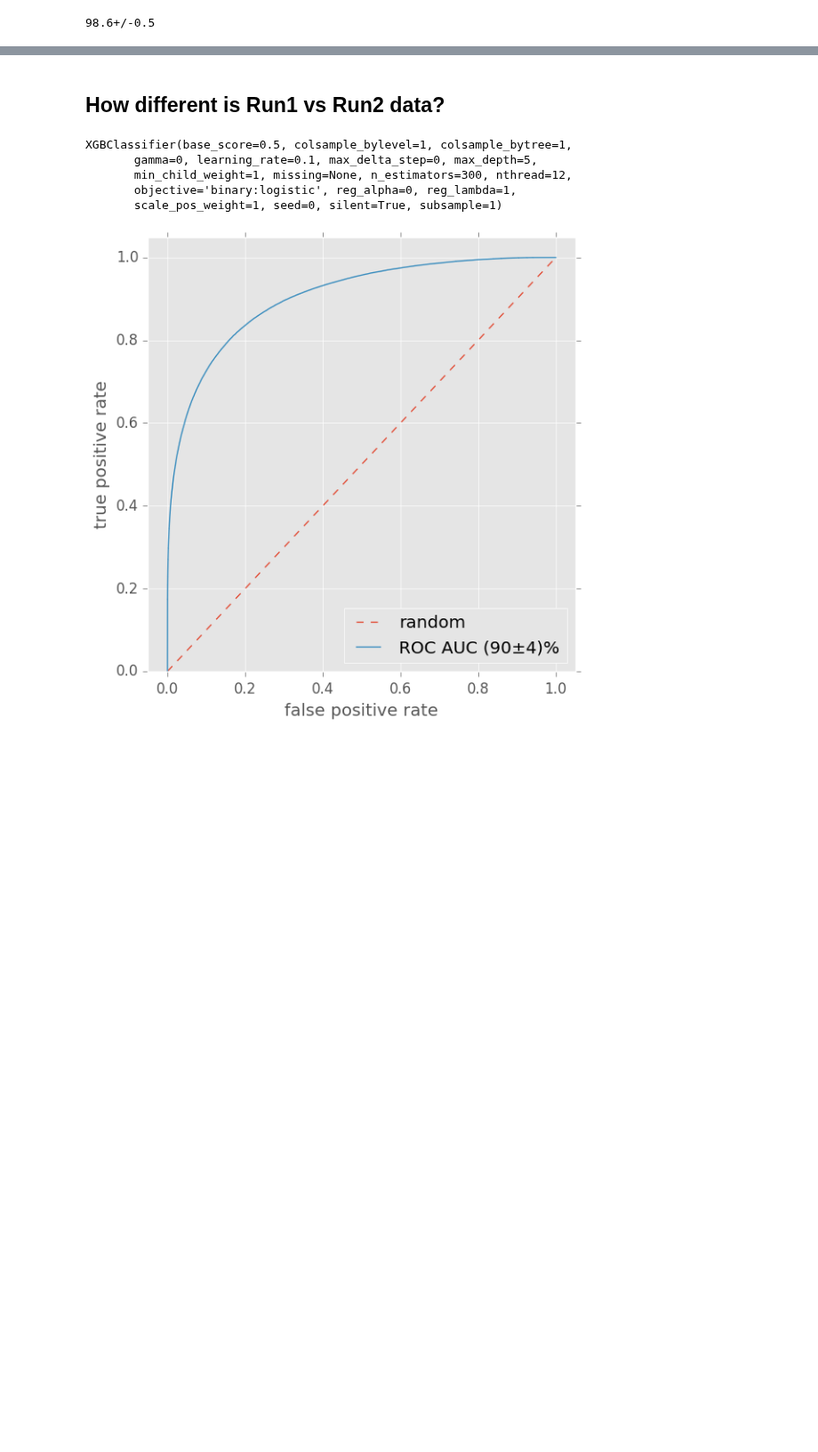
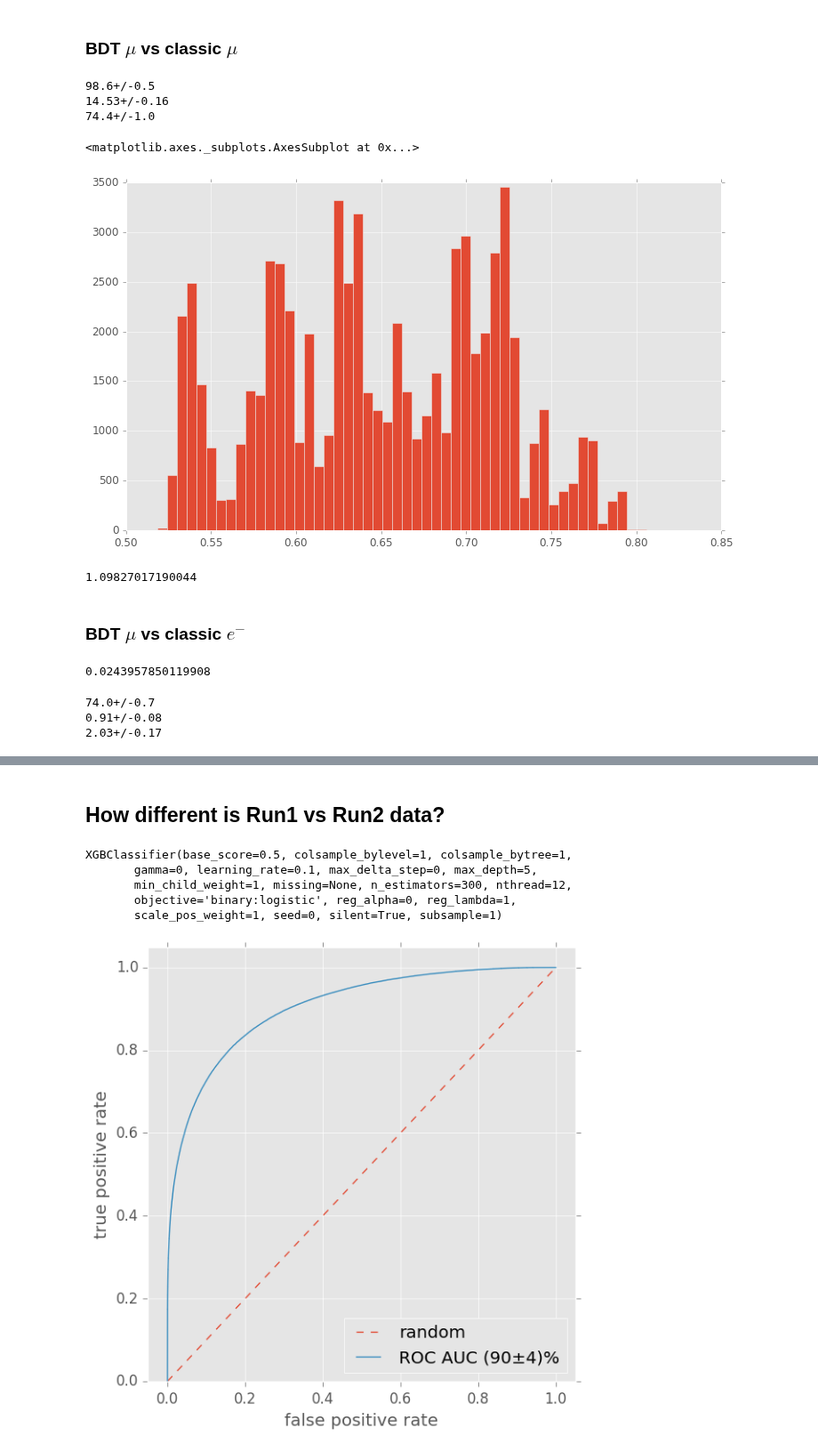
Before and after one commit to bixel/fttrainer, a Jupyter notebook: selection-crosscheck.ipynb, the cells around one changed output, grey strips where cells are left out. Shown at 89% size. Saved outputs shown, nothing was run; the diff lists cells and outputs as text; code cells hidden in the pictures; blank space fills up the shorter version.

Commit message:
Include classic electron and kaon and look at their influence
moved to py3 again

```diff
--- a/selection-crosscheck.ipynb
+++ b/selection-crosscheck.ipynb
@@ -29,3 +35,5 @@ for df in [bdt_df, classic_df]:
+# %% [markdown]
+### BDT $\mu$ vs classic $\mu$
 # %%
 bdt_same = bdt_df[bdt_df.event_id.isin(classic_df.event_id)]
 # %%
@@ -34,4 +44,19 @@ num_total = ufloat(len(classic_df), np.sqrt(len(classic_df)))
 # %%
 print(100 * num_same / num_total)
+print(100 * same_weighted / num_total)
+print(100 * same_weighted / d2total)
 # %% [output]
 98.6+/-0.5
+14.53+/-0.16
+74.4+/-1.0
+# %%
+bdt_same.proba.hist(bins=50)
+# %% [output]
+<matplotlib.axes._subplots.AxesSubplot at 0x...>
+[figure, added]
+# %%
+((1 - 2 * bdt_df.calib_proba) ** 2).sum() / len(bdt_df) * 100
+# %% [output]
+1.09827017190044
+# %% [markdown]
+### BDT $\mu$ vs classic $e^-$
@@ -37,0 +66,4 @@ print(100 * num_same / num_total)
+# %%
+len(e_same) / len(bdt_df)
+# %% [output]
+0.0243957850119908
@@ -37,0 +75,8 @@ print(100 * num_same / num_total)
+# %%
+print(100 * num_same / num_total)
+print(100 * same_weighted / num_total)
+print(100 * same_weighted / d2total)
+# %% [output]
+74.0+/-0.7
+0.91+/-0.08
+2.03+/-0.17
```
Also changed, not shown: parts of 20 cells of this notebook, 4 other files.
